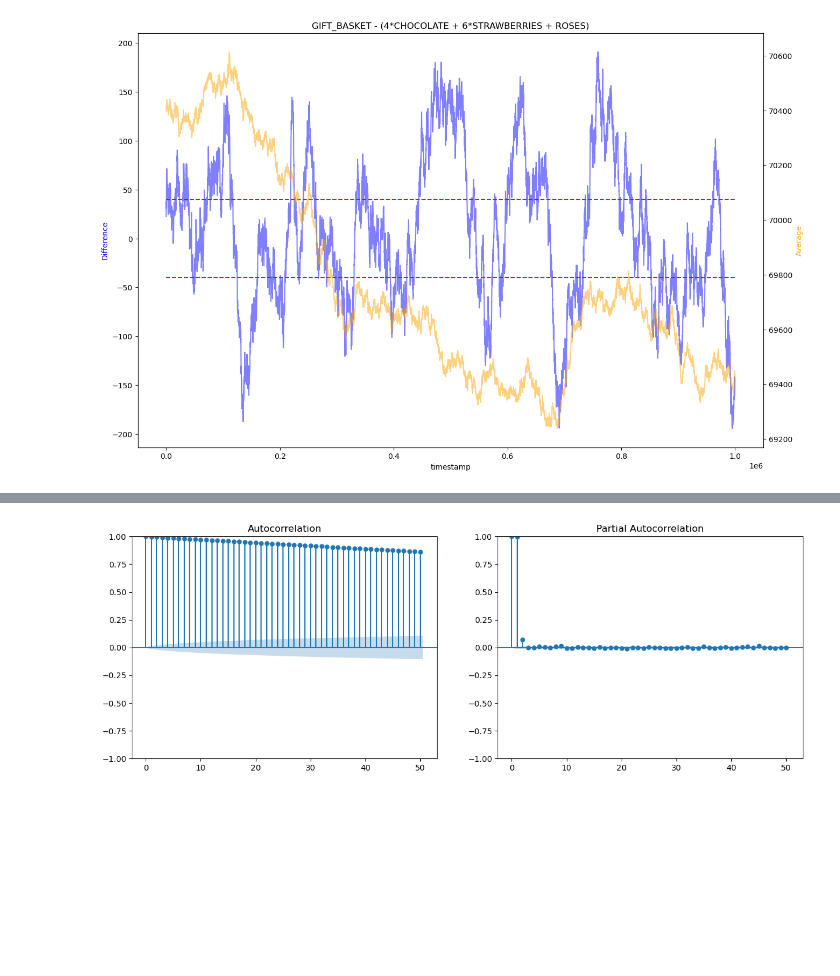
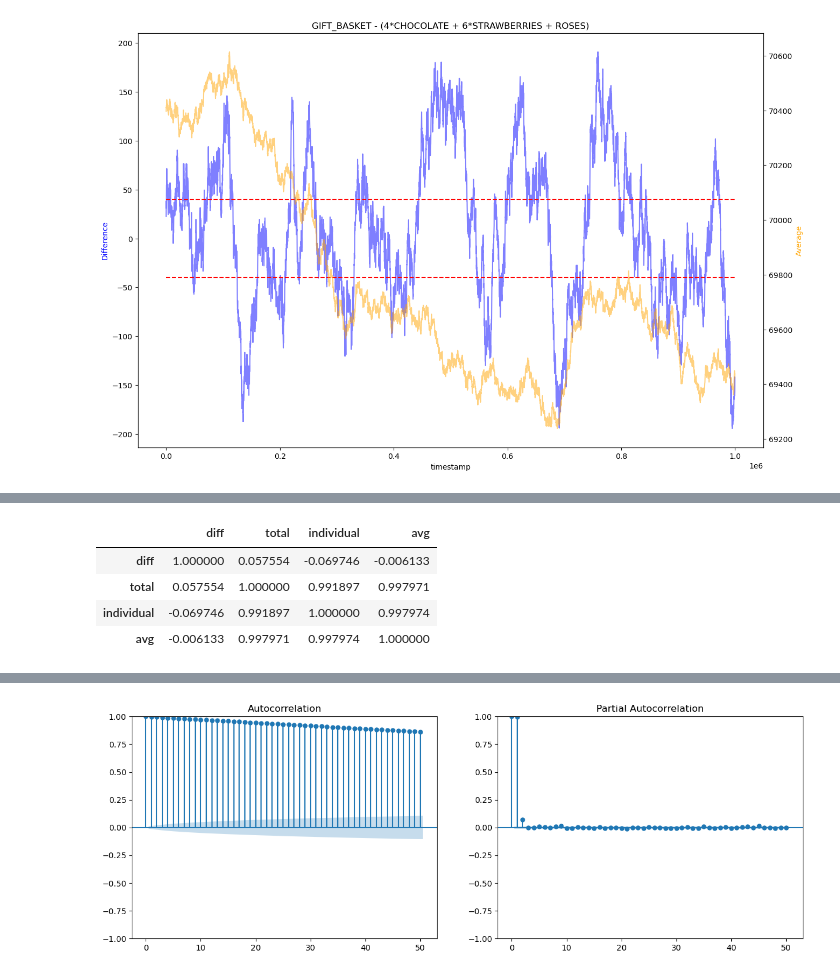
Before and after one commit to Meilism/IMC-Prosperity-Trading-Challenge, a Jupyter notebook: JM/analysis/data_analysis_3.ipynb, the cells around one changed output, grey strips where cells are left out. Saved outputs shown, nothing was run; the diff lists cells and outputs as text; code cells hidden in the pictures; blank space fills up the shorter version.

```diff
--- a/JM/analysis/data_analysis_3.ipynb
+++ b/JM/analysis/data_analysis_3.ipynb
@@ -270,3 +288,11 @@ for d in days:
+# %%
+data.corr()
+# %% [output]
+|  | diff | total | individual | avg |
+| diff | 1.000000 | 0.057554 | -0.069746 | -0.006133 |
+| total | 0.057554 | 1.000000 | 0.991897 | 0.997971 |
+| individual | -0.069746 | 0.991897 | 1.000000 | 0.997974 |
+| avg | -0.006133 | 0.997971 | 0.997974 | 1.000000 |
 # %%
 from statsmodels.tsa.stattools import adfuller
 
```
Also changed, not shown: parts of 5 cells of this notebook, 12 other files.
